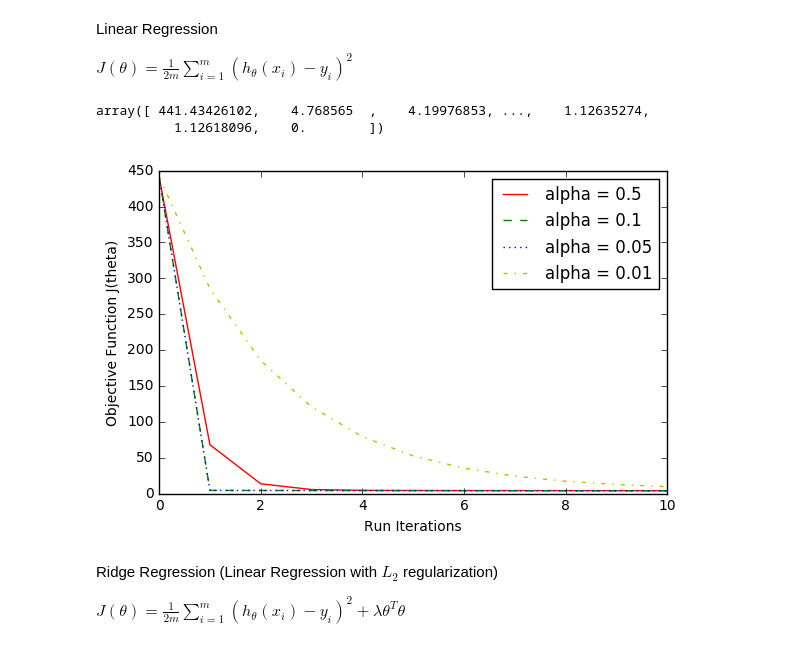
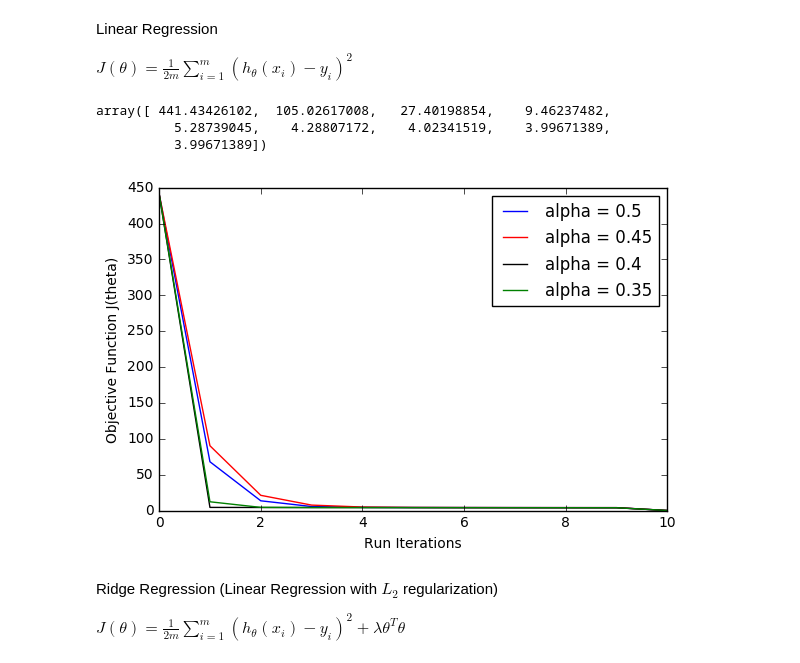
Before and after one commit to ostwind/ML-fundamental, a Jupyter notebook: gradient descent.ipynb, the cells around one changed output. Cells and saved outputs as stored; diff of their text form; code cells hidden in the pictures.

```diff
--- a/gradient descent.ipynb
+++ b/gradient descent.ipynb
@@ -73,5 +60,6 @@ X_test = np.hstack((X_test, np.ones((X_test.shape[0], 1)))) # Add bias term
 # %%
-theta = np.full(49, fill_value= 0.05, dtype=np.float)
+theta = np.full(49, fill_value= 1, dtype=np.float)
+
 def compute_square_loss(theta, X, y):
     """
     Given a set of X, y, theta, compute the square loss for predicting y with X*theta
@@ -82,7 +70,7 @@ def compute_square_loss(theta, X, y):
     Returns:
         loss - the square loss, scalar
     """
-    residual = np.dot(theta, X.T)-y
+    residual = np.matmul(X, theta )-y
     return (np.dot(residual,residual))/(2*X.shape[0])
 
 print(compute_square_loss(theta, X_train, y_train))
@@ -99,10 +87,8 @@ def compute_square_loss_gradient(theta, X, y):
     Returns:
         grad - gradient vector, 1D numpy array of size (num_features)
     """
-    pred = np.dot(X, theta)
-    residual = (pred-y)
-
-    return np.dot(residual, X)/(X.shape[0])
+    residual = np.dot(X, theta) - y
+    return np.dot(X.T, residual )/(X.shape[0])
 
 compute_square_loss_gradient(theta, X_train, y_train)
 # %% [output]
@@ -122,8 +110,8 @@ def unit_vec(num_features):
     for i in range(num_features):
         yield np.insert(z, i, 1)
 
-theta = np.ones(48)
-theta = np.append(theta, 100)
+#theta = np.ones(48)
+#theta = np.append(theta, 100)
 def grad_checker(theta, X, y,  epsilon=0.01, tolerance=1e-4):
     """Implement Gradient Checker
     Check that the function compute_square_loss_gradient returns the
@@ -241,13 +229,14 @@ def backtrack_line_search(fx, gradient, X, y, theta, alpha):
 
     return alpha
 
-def batch_grad_descent(X, y, alpha=0.1, num_iter=1000, check_gradient=False, l_search = True):
+def batch_grad_descent(X, y, alpha=0.5, num_iter=1000, check_gradient=False, l_search = True):
 
     num_instances, num_features = X.shape[0], X.shape[1]
     theta_hist = np.zeros((num_iter+1, num_features))  #Initialize theta_hist
     loss_hist = np.zeros(num_iter+1) #initialize loss_hist
     theta = np.ones(num_features) #initialize theta
     a_hist = [alpha]
+
 
     for i in range(num_iter):
 
@@ -264,56 +253,64 @@ def batch_grad_descent(X, y, alpha=0.1, num_iter=1000, check_gradient=False, l_s
         if check_gradient:
             grad_checker(theta, X, y)
             #gen_grad_checker(compute_square_loss_gradient, compute_square_loss)
+
+        start = time.time()
         if l_search: #line search call
             alpha= backtrack_line_search(loss, gradient, X, y, theta, alpha)
             a_hist.append(round(alpha,4))
 
         theta -= alpha*gradient
         theta_hist[i,:] = theta
+
     #print(a_hist)
     return loss_hist, theta_hist
 
-loss_hist, theta_hist = batch_grad_descent(X_train, y_train, alpha = 50)
+loss_hist, theta_hist = batch_grad_descent(X_train, y_train, alpha = 0.4)
 # %%
 loss_hist
 # %% [output]
-array([ 441.43426102,    4.768565  ,    4.19976853, ...,    1.12635274,
-          1.12618096,    0.        ])
+array([ 441.43426102,  105.02617008,   27.40198854,    9.46237482,
+          5.28739045,    4.28807172,    4.02341519,    3.99671389,
+          3.99671389])
 # %%
 def alpha_graph(X, y, regularized = False):
+
+    plt.rc('axes', prop_cycle=(cycler('color', ['b', 'r', 'k', 'g']) +
+                           cycler('linestyle', ['-', '-', '-', '-'])))
     l = []
-    alphas = [0.5, 0.1, 0.05,0.01]
+    alphas = [0.5, 0.45, 0.4,0.35]
     for size in alphas:
         if regularized:
-            output = regularized_grad_descent(X, y, alpha = size, l_search = True)
+            output = regularized_grad_descent(X, y, alpha = size, lambda_reg = 10e-2, l_search = True)
         else:
-            output = batch_grad_descent(X, y, alpha = size, l_search = True)
+            output = batch_grad_descent(
+                X, y, alpha = size, l_search = True, num_iter = 10)
         #loss_hist, theta_hist = p
         l.append(output[0])
     #c = ['b', 'k', 'r',  'g']
     s = [221+i for i in range(len(l))]
     #fig = plt.figure()
 
     for i in range(len(l)):
         #ax = fig.add_subplot(s[i])
         #ax.set_ylim([0, 150])
         #ax.set_xlim([0, 80])#len(l[i])])
         #ax.plot(l[i])
         plt.plot(range(len(l[i])), l[i], label='alpha = %s' %( round(alphas[i],2) ))
     axes = plt.gca()
     axes.set_xlim([0,10])
     #axes.set_ylim([0,80])
     #for i in range(4):
     #    print([ '%.2f' % elem for elem in l[i] ])
     plt.xlabel('Run Iterations')
     plt.ylabel('Objective Function J(theta)')
     plt.legend()
     plt.tight_layout()
     plt.show()
 
 alpha_graph(X_train, y_train, regularized = False)
 # %% [output]
-[figure, old version]
+[figure, new version]
 # %% [markdown]
 Ridge Regression (Linear Regression with $L_2$ regularization)
 
```
Also changed, not shown: parts of 15 cells of this notebook, 1 other file.
